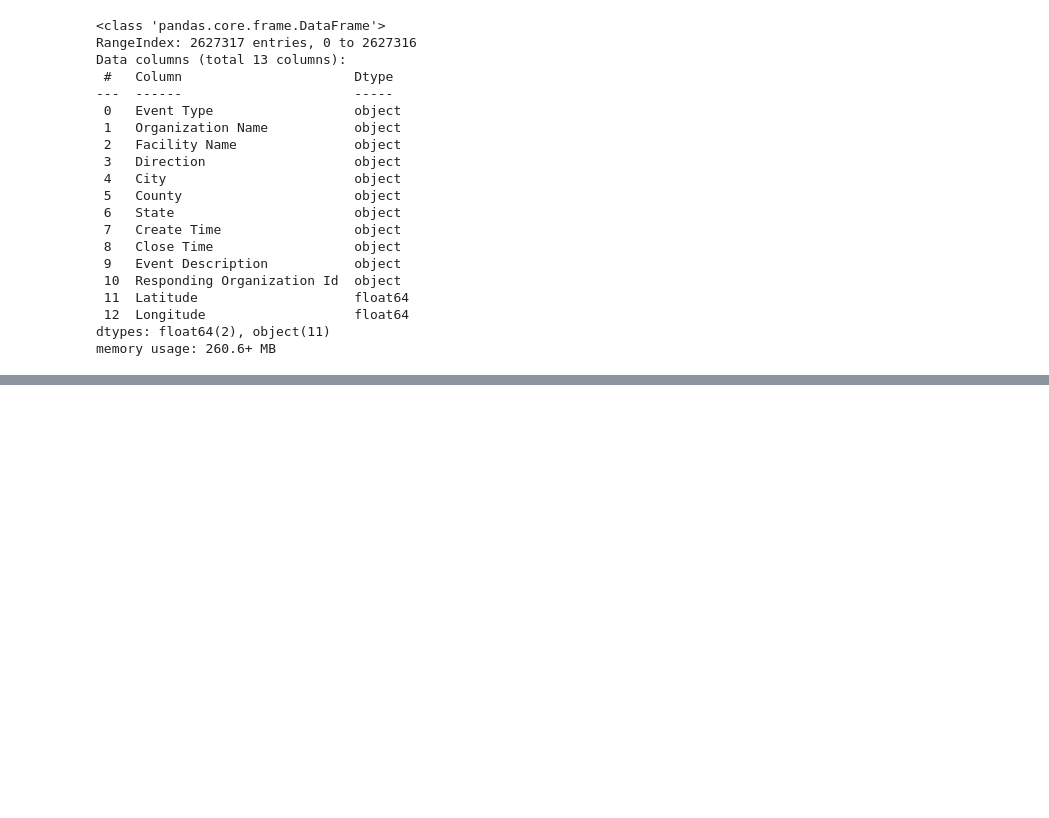
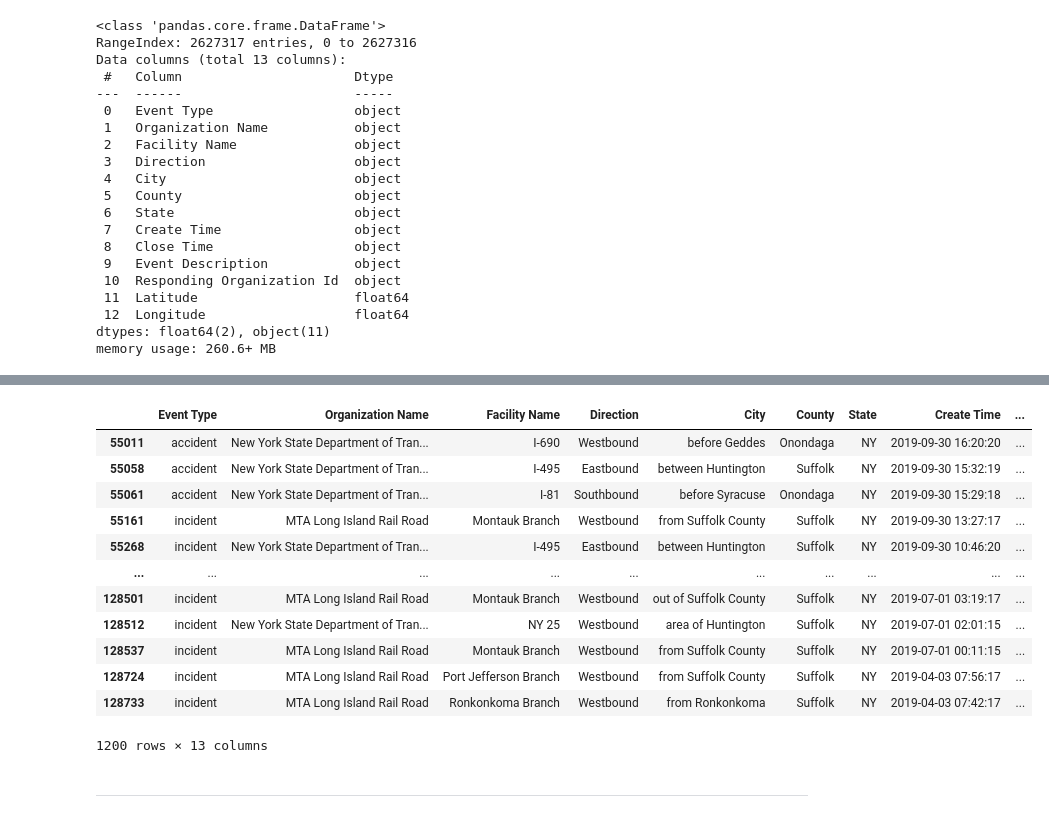
Before and after one commit to megan2/cicadas, a Jupyter notebook: notebooks/NYState_511_traffic.ipynb, the cells around one changed output, grey strips where cells are left out. Cells and saved outputs as stored; diff of their text form; code cells hidden in the pictures; blank space fills up the shorter version.

Commit message:
NY 511 data

```diff
--- a/notebooks/NYState_511_traffic.ipynb
+++ b/notebooks/NYState_511_traffic.ipynb
@@ -34,8 +34,8 @@ Data columns (total 13 columns):
 dtypes: float64(2), object(11)
 memory usage: 260.6+ MB
 # %%
-#List of counties with confirmed Brood 8 (emerged 2018) sightings
-NYcounties = ['Cayuga', 'Onondaga', 'Livingston']
+#List of counties with confirmed Brood 5 (2016) and Brood 8 (2018) sightings
+NYcounties = ['Cayuga', 'Onondaga', 'Livingston','Suffolk']
 # %%
 #New DataFrame with relevant counties only
 NY511_trim = NY511[(NY511['County'].isin(NYcounties))]
@@ -41,0 +64,11 @@ NY511_trim = NY511[(NY511['County'].isin(NYcounties))]
+# %%
+#Relevant'Event Type' values to keep
+#assumptions made: These are unplanned events typically caused by human(s) action.
+road_events=['accident', 'incident', 'delays, stop and go traffic',
+'delays, earlier incident', 'debris spill', 'earlier incident', 'special event',
+'accident, delays', 'delays', 'accident road closed', 'downed wires, downed pole', 'downed pole',
+'accident, disabled vehicle', 'delays, stop and go traffic, traffic congestion',
+'debris spill, earlier incident', 'accident, overturned tractor trailer', 'accident, emergency maintenance',
+'delays, heavy traffic', 'overturned tractor trailer', 'accident, jack-knifed tractor trailer',
+'jack-knifed tractor trailer', 'accident, overturned truck', 'overturned truck', 'stop and go traffic, traffic congestion',
+'rubbernecking delays', 'accident, debris spill']
@@ -51,4 +106,4 @@ See the caveats in the documentation: https://pandas.pydata.org/pandas-docs/stab
 # %%
-#Periodical cicadas are only confirmed in NY for Brood 8 (2018) - trimmed extra years out.  Keep 2017, 2018, 2019.
-NY511_trim = NY511_trim[NY511_trim['Create Time'] > dt.datetime(2016,12,31)]
+#Periodical cicadas are confirmed in NY for Brood 5 (2016) and Brood 8 (2018) - trimmed extra years out.  Keep 2015, 2016, 2017, 2018, 2019.
+NY511_trim = NY511_trim[NY511_trim['Create Time'] > dt.datetime(2015,1,1)]
 NY511_trim = NY511_trim[NY511_trim['Create Time'] < dt.datetime(2020,1,1)]
@@ -185,3 +277,24 @@ memory usage: 195.6+ KB
+# %%
+#Why no rows for 2019?
+NY511_trim.sort_values('Create Time', ascending=False)
+NY511_trim.head(1200)
+#No rows between 2019-07-01 00:11:15 and 2019-04-03 07:56:17.  Data in data colleciton? Bug from my trimming?
+# %% [output]
+|  | Event Type | Organization Name | Facility Name | Direction | City | County | State | Create Time | ... |
+| 55011 | accident | New York State Department of Tran... | I-690 | Westbound | before Geddes | Onondaga | NY | 2019-09-30 16:20:20 | ... |
+| 55058 | accident | New York State Department of Tran... | I-495 | Eastbound | between Huntington | Suffolk | NY | 2019-09-30 15:32:19 | ... |
+| 55061 | accident | New York State Department of Tran... | I-81 | Southbound | before Syracuse | Onondaga | NY | 2019-09-30 15:29:18 | ... |
+| 55161 | incident | MTA Long Island Rail Road | Montauk Branch | Westbound | from Suffolk County | Suffolk | NY | 2019-09-30 13:27:17 | ... |
+| 55268 | incident | New York State Department of Tran... | I-495 | Eastbound | between Huntington | Suffolk | NY | 2019-09-30 10:46:20 | ... |
+| ... | ... | ... | ... | ... | ... | ... | ... | ... | ... |
+| 128501 | incident | MTA Long Island Rail Road | Montauk Branch | Westbound | out of Suffolk County | Suffolk | NY | 2019-07-01 03:19:17 | ... |
+| 128512 | incident | New York State Department of Tran... | NY 25 | Westbound | area of Huntington | Suffolk | NY | 2019-07-01 02:01:15 | ... |
+| 128537 | incident | MTA Long Island Rail Road | Montauk Branch | Westbound | from Suffolk County | Suffolk | NY | 2019-07-01 00:11:15 | ... |
+| 128724 | incident | MTA Long Island Rail Road | Port Jefferson Branch | Westbound | from Suffolk County | Suffolk | NY | 2019-04-03 07:56:17 | ... |
+| 128733 | incident | MTA Long Island Rail Road | Ronkonkoma Branch | Westbound | from Ronkonkoma | Suffolk | NY | 2019-04-03 07:42:17 | ... |
+1200 rows × 13 columns
+# %% [markdown]
+---------------------------------
 # %%
 #Save new dataframe as a csv
 NY511_trim.to_csv('NY511_trimmed.csv', index = False, header=True)
```
Also changed, not shown: parts of 26 cells of this notebook.
